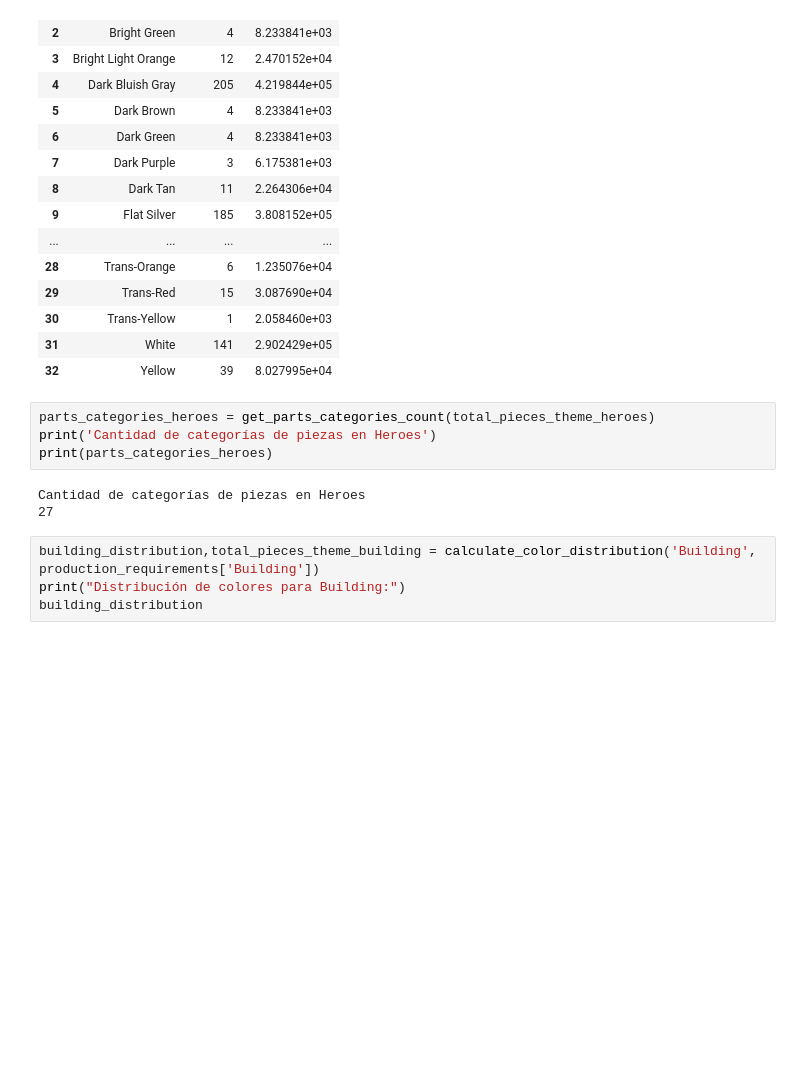
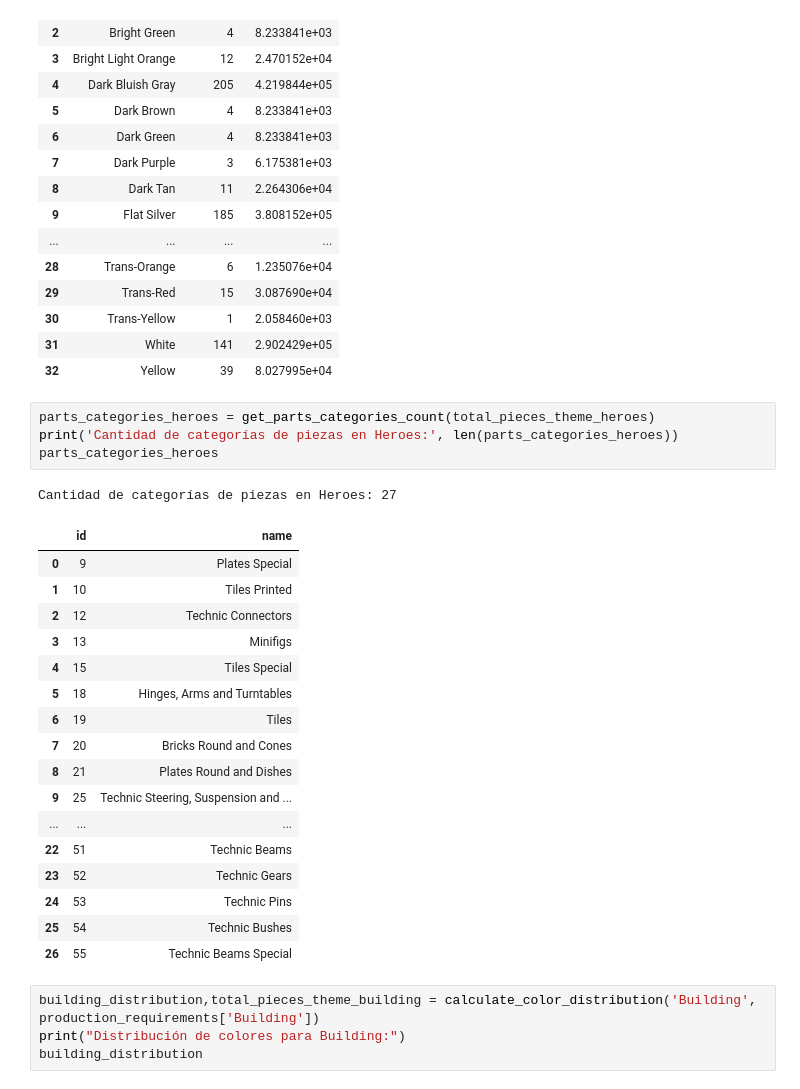
Before and after one commit to sebastianbernalc/Lego_Data, a Jupyter notebook: main.ipynb, the cells around one changed output. Saved outputs shown, nothing was run; the diff lists cells and outputs as text; blank space fills up the shorter version.

```diff
--- a/main.ipynb
+++ b/main.ipynb
@@ -165,11 +181,27 @@ Distribución de colores para Héroes:
 | 32 | Yellow | 39 | 8.027995e+04 |
 # %%
 parts_categories_heroes = get_parts_categories_count(total_pieces_theme_heroes)
-print('Cantidad de categorías de piezas en Heroes')
-print(parts_categories_heroes)
+print('Cantidad de categorías de piezas en Heroes:', len(parts_categories_heroes))
+parts_categories_heroes
 # %% [output]
-Cantidad de categorías de piezas en Heroes
-27
+Cantidad de categorías de piezas en Heroes: 27
+|  | id | name |
+| 0 | 9 | Plates Special |
+| 1 | 10 | Tiles Printed |
+| 2 | 12 | Technic Connectors |
+| 3 | 13 | Minifigs |
+| 4 | 15 | Tiles Special |
+| 5 | 18 | Hinges, Arms and Turntables |
+| 6 | 19 | Tiles |
+| 7 | 20 | Bricks Round and Cones |
+| 8 | 21 | Plates Round and Dishes |
+| 9 | 25 | Technic Steering, Suspension and ... |
+| ... | ... | ... |
+| 22 | 51 | Technic Beams |
+| 23 | 52 | Technic Gears |
+| 24 | 53 | Technic Pins |
+| 25 | 54 | Technic Bushes |
+| 26 | 55 | Technic Beams Special |
 # %%
 building_distribution,total_pieces_theme_building = calculate_color_distribution('Building', production_requirements['Building'])
 print("Distribución de colores para Building:")
```
Also changed, not shown: parts of 6 cells of this notebook.
